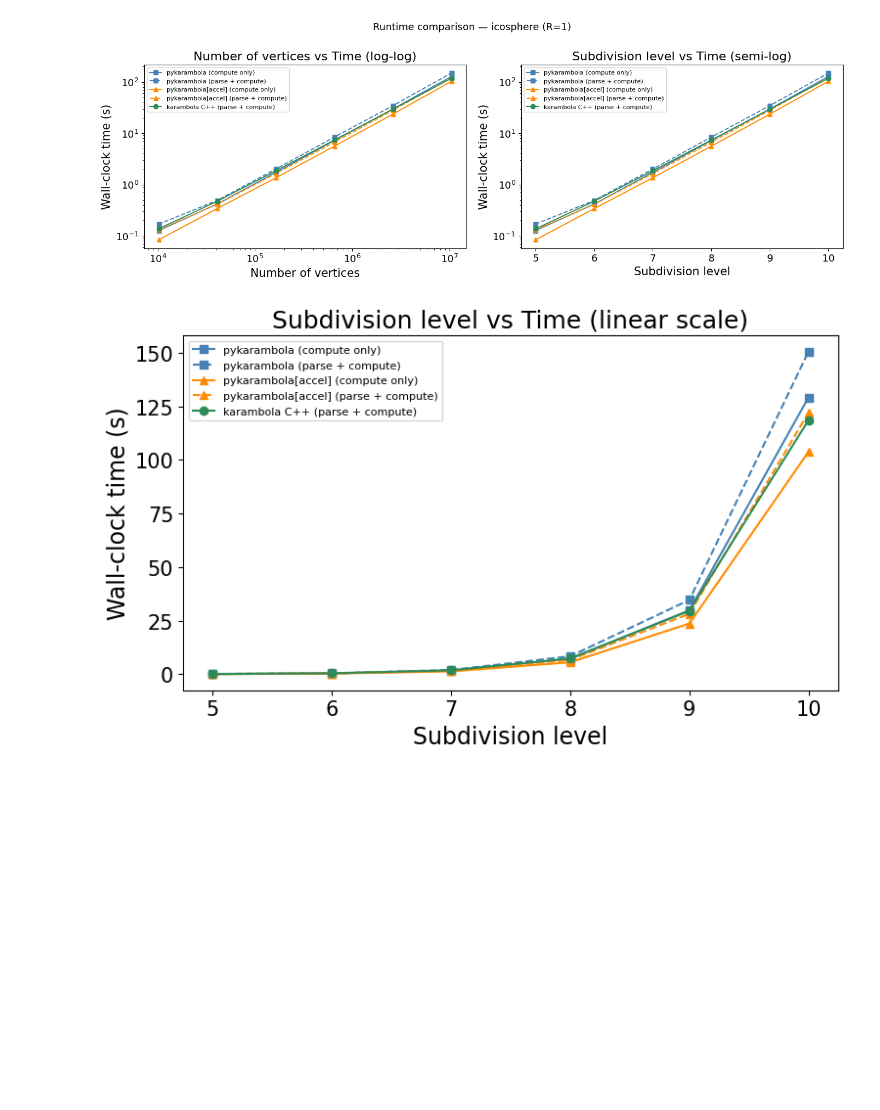
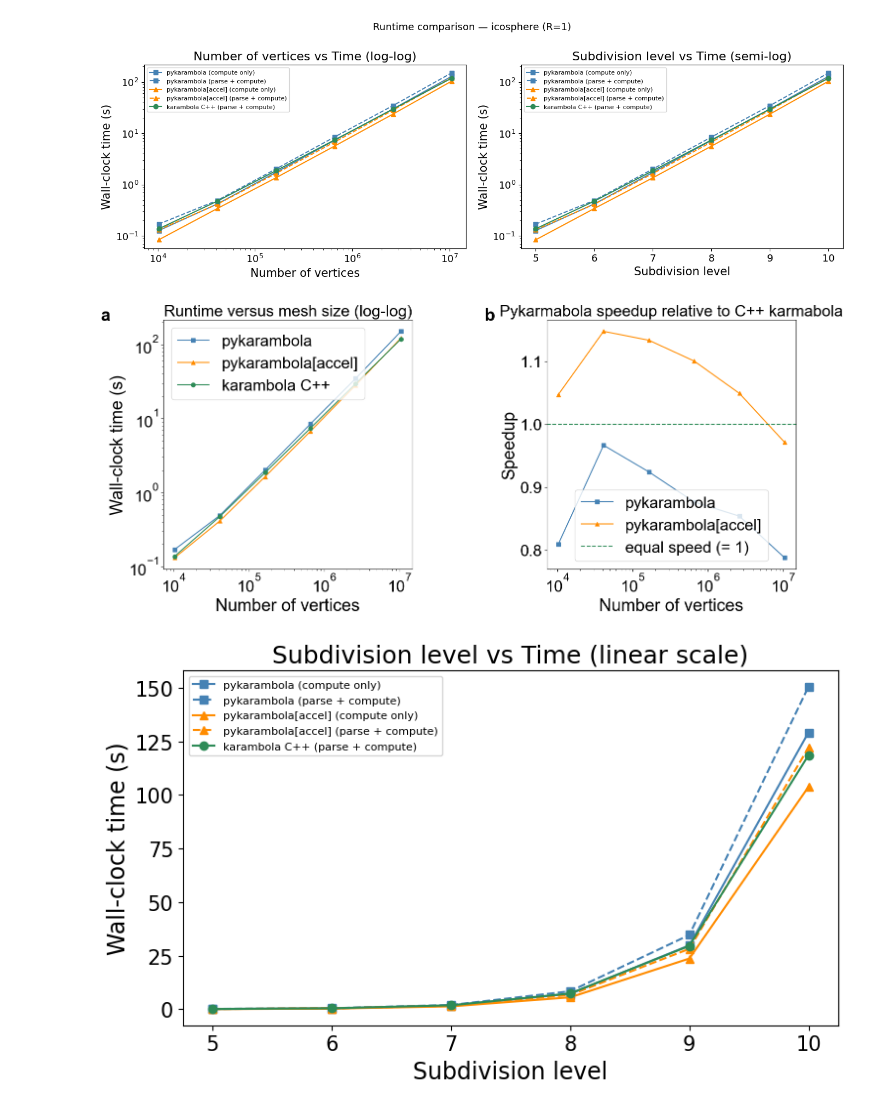
Before and after one commit to Ishihara-SynthMorph/pykarambola, a Jupyter notebook: paper/notebooks/runtime_comparison.ipynb, the cells around one changed output. Saved outputs shown, nothing was run; the diff lists cells and outputs as text; code cells hidden in the pictures; blank space fills up the shorter version.

Commit message:
made plots square

```diff
--- a/paper/notebooks/runtime_comparison.ipynb
+++ b/paper/notebooks/runtime_comparison.ipynb
@@ -551,7 +551,7 @@ df = df_timing_all.sort_values('subdivision')
 BASE_FONT = 25
 plt.rcParams['font.family'] = 'Arial'
 plt.rcParams.update({
-    'font.size': BASE_FONT, 'axes.titlesize': BASE_FONT + 1,
+    'font.size': BASE_FONT, 'axes.titlesize': BASE_FONT - 2,
     'axes.labelsize': BASE_FONT, 'xtick.labelsize': BASE_FONT - 2,
     'ytick.labelsize': BASE_FONT - 2, 'legend.fontsize': BASE_FONT - 2,
 })
@@ -573,35 +573,37 @@ ax_abs.set_ylabel('Wall-clock time (s)')
 ax_abs.set_title('Runtime versus mesh size (log-log)')
 ax_abs.legend()
 ax_abs.set_box_aspect(1)
-ax_abs.text(-0.19, 1.05, 'a', transform=ax_abs.transAxes, fontweight='bold',
+ax_abs.text(-0.25, 1.05, 'a', transform=ax_abs.transAxes, fontweight='bold',
             fontsize=BASE_FONT,  va='top', ha='left')
 
 # ── Right: speedup (t_kara / t_py) ───────────────────────────────────────────
 if 't_kara' in df.columns:
     speedup_py = df['t_kara'] / df['t_py_total']
     ax_ratio.plot(df['n_vertices'], speedup_py, marker='s', color='steelblue',
                   label='pykarambola')
     if 't_accel_total' in df.columns:
         speedup_accel = df['t_kara'] / df['t_accel_total']
         ax_ratio.plot(df['n_vertices'], speedup_accel, marker='^', color='darkorange',
                       label='pykarambola[accel]')
     ax_ratio.axhline(1.0, color='seagreen', ls='--', lw=1.5, label='equal speed (= 1)')
     ax_ratio.set_xscale('log')
     ax_ratio.set_xlabel('Number of vertices')
     ax_ratio.set_ylabel('Speedup')
     ax_ratio.set_title('Pykarmabola speedup relative to C++ karmabola')
     ax_ratio.legend()
 else:
     ax_ratio.text(0.5, 0.5, 'karambola timing not loaded',
                   ha='center', va='center', transform=ax_ratio.transAxes)
 
 ax_ratio.set_box_aspect(1)
-ax_ratio.text(-0.19, 1.05, 'b', transform=ax_ratio.transAxes, fontweight='bold',
+ax_ratio.text(-0.25, 1.05, 'b', transform=ax_ratio.transAxes, fontweight='bold',
               fontsize=BASE_FONT,  va='top', ha='left')
 
 fig.tight_layout()
 fig.savefig(os.path.join(RESULTS_DIR, 'timing_comparison_option_a.pdf'), bbox_inches='tight')
 plt.show()
+# %% [output]
+[figure, added]
 # %%
 # ── Linear-scale: subdivisions vs time ────────────────────────────────────────
 fig, ax = plt.subplots(figsize=(8, 5))
```
Also changed, not shown: 9 other files.
